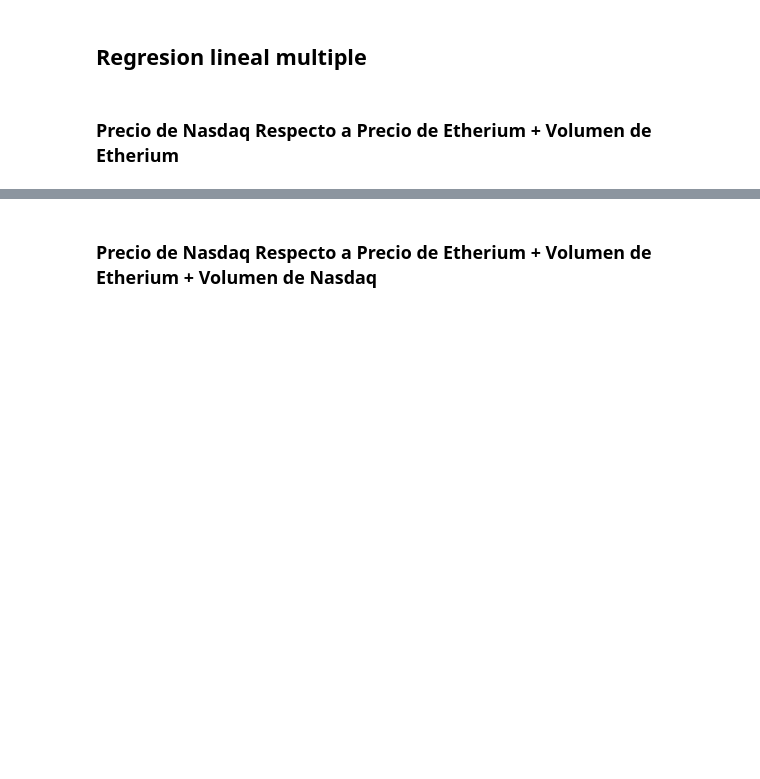
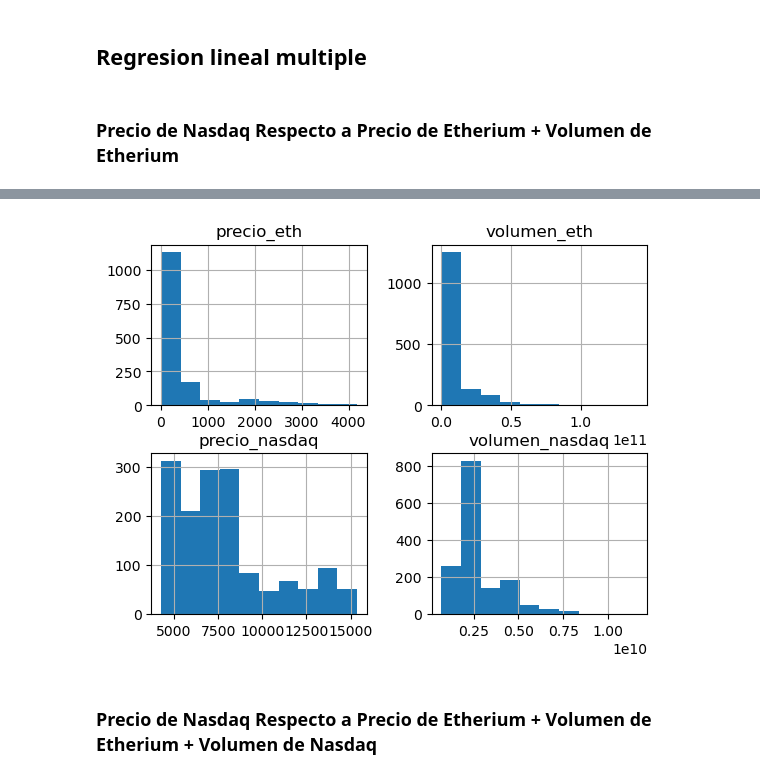
Before and after one commit to byKriz/Tesis-UCAB---Calculos, a Jupyter notebook: calculos.ipynb, the cells around one changed output, grey strips where cells are left out. Cells and saved outputs as stored; diff of their text form; code cells hidden in the pictures; blank space fills up the shorter version.

```diff
--- a/calculos.ipynb
+++ b/calculos.ipynb
@@ -239,3 +242,8 @@ Notes:
 [1] Standard Errors assume that the covariance matrix of the errors is correctly specified.
 [2] The condition number is large, 1.9e+10. This might indicate that there are
 strong multicollinearity or other numerical problems.
+# %%
+df.hist()
+plt.show()
+# %% [output]
+[figure, added]
```
Also changed, not shown: parts of 22 cells of this notebook, 1 other file.
